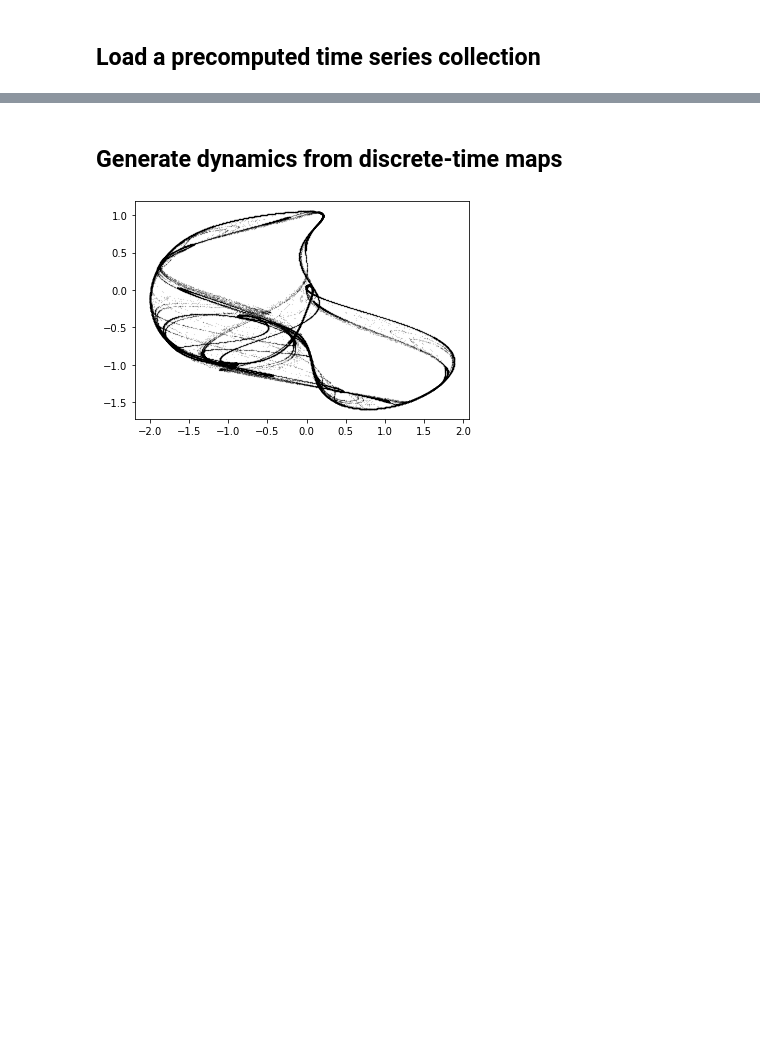
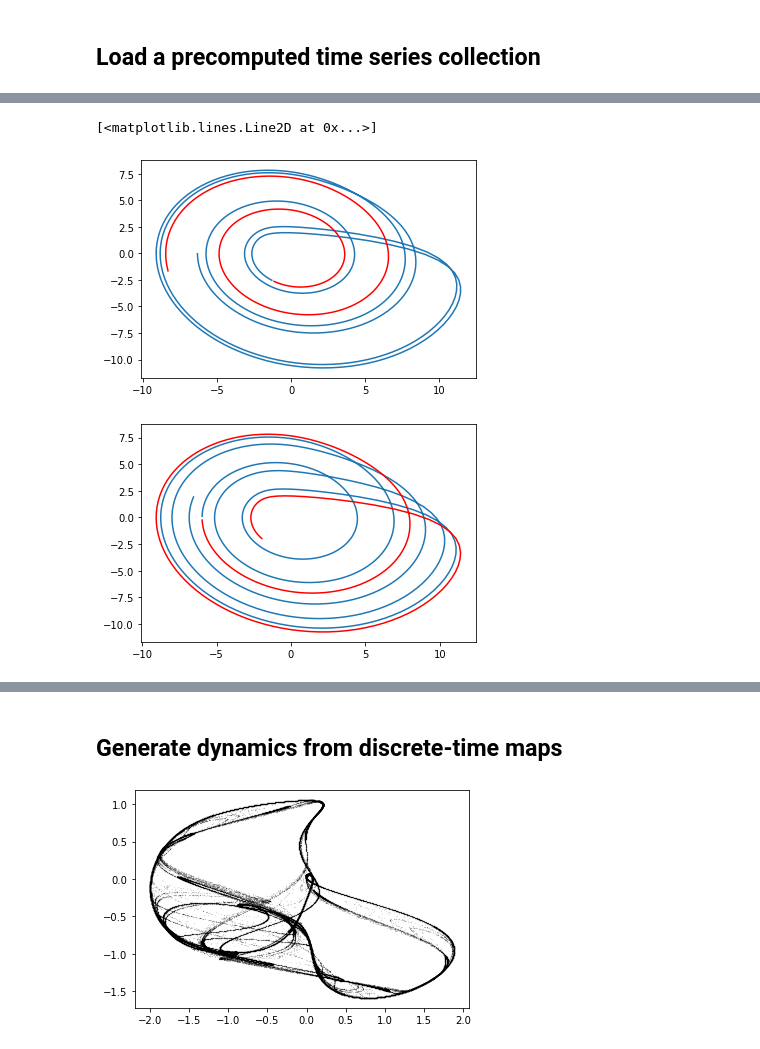
Before and after one commit to williamgilpin/dysts, a Jupyter notebook: demos.ipynb, the cells around one changed output, grey strips where cells are left out. Saved outputs shown, nothing was run; the diff lists cells and outputs as text; code cells hidden in the pictures; blank space fills up the shorter version.

```diff
--- a/demos.ipynb
+++ b/demos.ipynb
@@ -55,0 +73,21 @@ plt.plot(sol[:, 0], sol[:, 1])
+# %%
+## Load all example multivariate time series with train/test split
+
+plt.figure()
+data = load_dataset(subsets="train", univariate=False, standardize=False)
+plt.plot(*data.dataset["Rossler"]["values"].T[:2, -500:])
+
+data = load_dataset(subsets="train_val", univariate=False, standardize=False)
+plt.plot(*data.dataset["Rossler"]["values"].T[:2, :500], 'r')
+
+
+plt.figure()
+data = load_dataset(subsets="test", univariate=False, standardize=False)
+plt.plot(*data.dataset["Rossler"]["values"].T[:2, -500:])
+
+data = load_dataset(subsets="test_val", univariate=False, standardize=False)
+plt.plot(*data.dataset["Rossler"]["values"].T[:2, :500], 'r')
+# %% [output]
+[<matplotlib.lines.Line2D at 0x...>]
+[figure, added]
+[figure, added]
```
Also changed, not shown: parts of 7 cells of this notebook, 11 other files.
